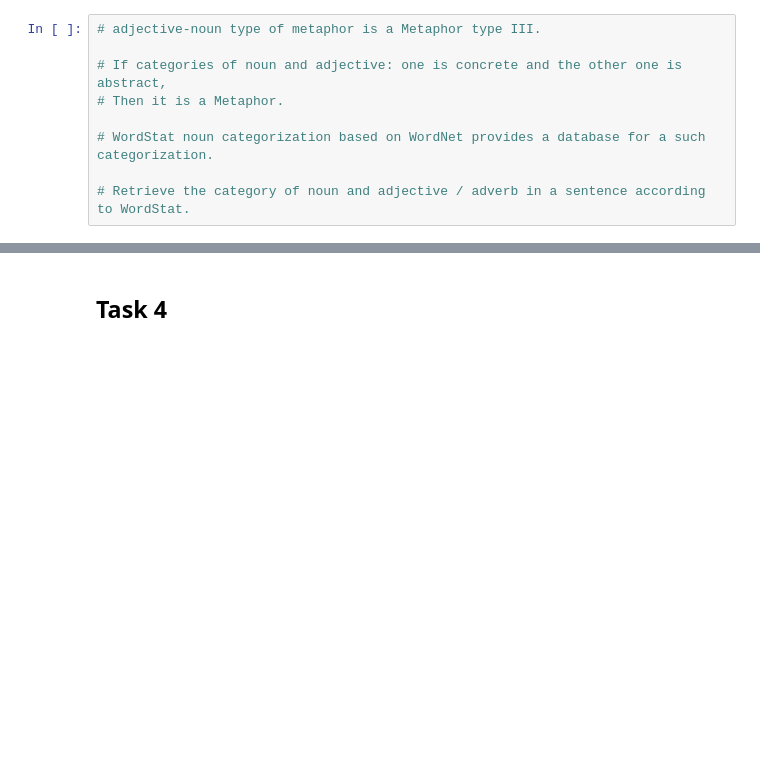
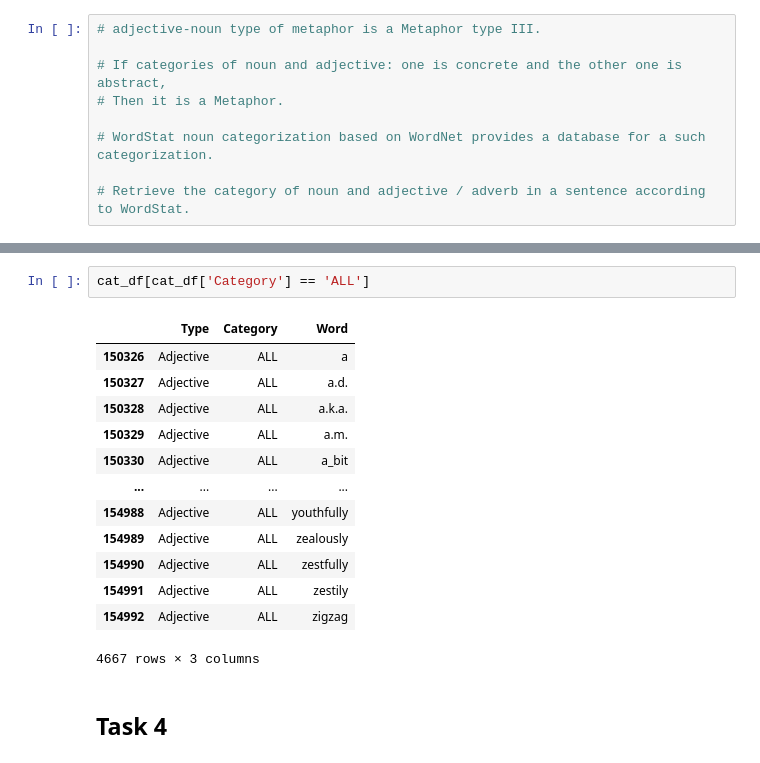
Before and after one commit to dHoundenko/Metaphor-detection-in-poetry, a Jupyter notebook: Project NLP.ipynb, the cells around one changed output, grey strips where cells are left out. Drawn from its saved outputs; the diff is of its cells as text; blank space fills up the shorter version.

Commit message:
WordStat dict

```diff
--- a/Project NLP.ipynb
+++ b/Project NLP.ipynb
@@ -326,3 +380,19 @@ g = FreqDist(bigrams(w.lower() for w in corpus if (w.isalpha() and w.lower() not
+# %%
+cat_df[cat_df['Category'] == 'ALL']
+# %% [output]
+|  | Type | Category | Word |
+| 150326 | Adjective | ALL | a |
+| 150327 | Adjective | ALL | a.d. |
+| 150328 | Adjective | ALL | a.k.a. |
+| 150329 | Adjective | ALL | a.m. |
+| 150330 | Adjective | ALL | a_bit |
+| ... | ... | ... | ... |
+| 154988 | Adjective | ALL | youthfully |
+| 154989 | Adjective | ALL | zealously |
+| 154990 | Adjective | ALL | zestfully |
+| 154991 | Adjective | ALL | zestily |
+| 154992 | Adjective | ALL | zigzag |
+4667 rows × 3 columns
 # %% [markdown]
 ## Task 4
 # %% [markdown]
```
Also changed, not shown: parts of 1 cell of this notebook.
